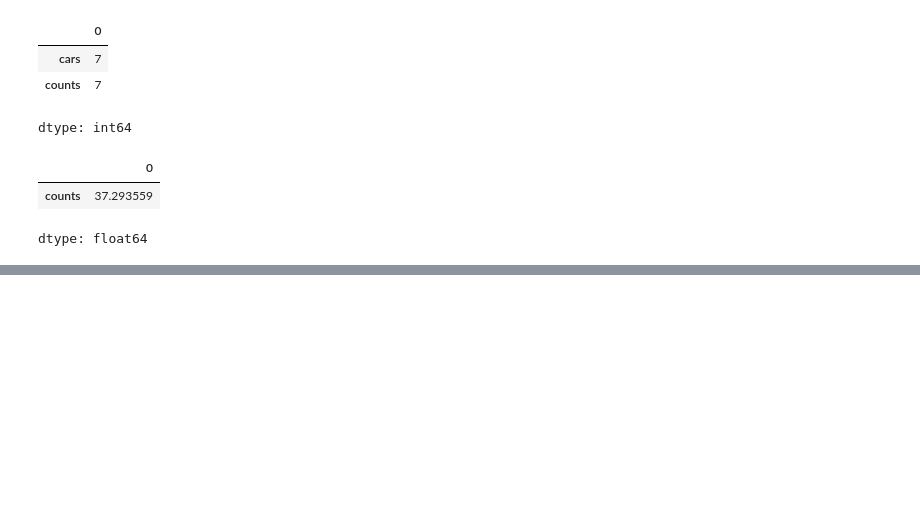
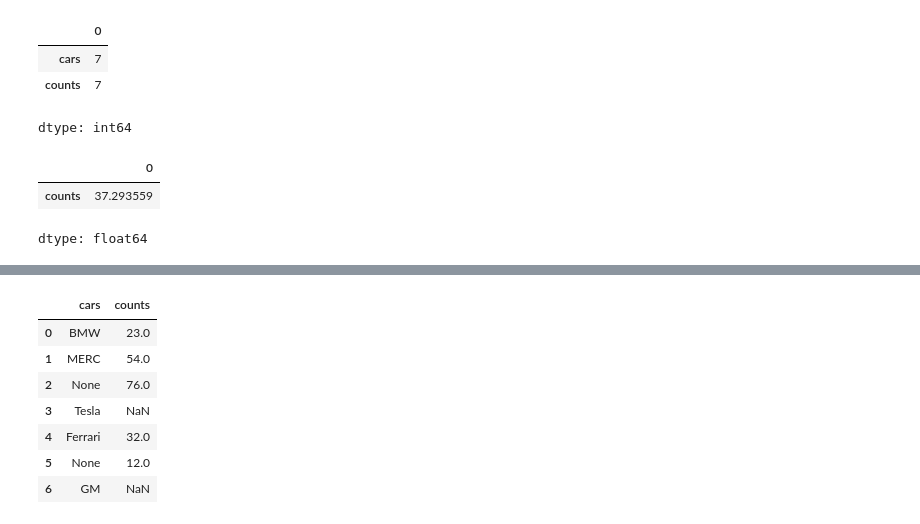
Before and after one commit to abubakirovx/ai-foundation, a Jupyter notebook: Pandas.ipynb, the cells around one changed output, grey strips where cells are left out. Cells and saved outputs as stored; diff of their text form; code cells hidden in the pictures; blank space fills up the shorter version.

```diff
--- a/Pandas.ipynb
+++ b/Pandas.ipynb
@@ -180,3 +180,10 @@ df.std(numeric_only=True)
 |  | 0 |
 | counts | 37.293559 |
 dtype: float64
+# %%
+df_with_missing={
+  "cars":["BMW","MERC",None,"Tesla","Ferrari",None,"GM"],
+    "counts":[23,54,76,None,32,12,None]
+}
+df_missing=pd.DataFrame(df_with_missing)
+print(df_missing)
@@ -182,0 +206,11 @@ dtype: float64
+# %%
+df_missing.dropna(how="all")
+# %% [output]
+|  | cars | counts |
+| 0 | BMW | 23.0 |
+| 1 | MERC | 54.0 |
+| 2 | None | 76.0 |
+| 3 | Tesla | NaN |
+| 4 | Ferrari | 32.0 |
+| 5 | None | 12.0 |
+| 6 | GM | NaN |
```
Also changed, not shown: parts of 5 cells of this notebook.
